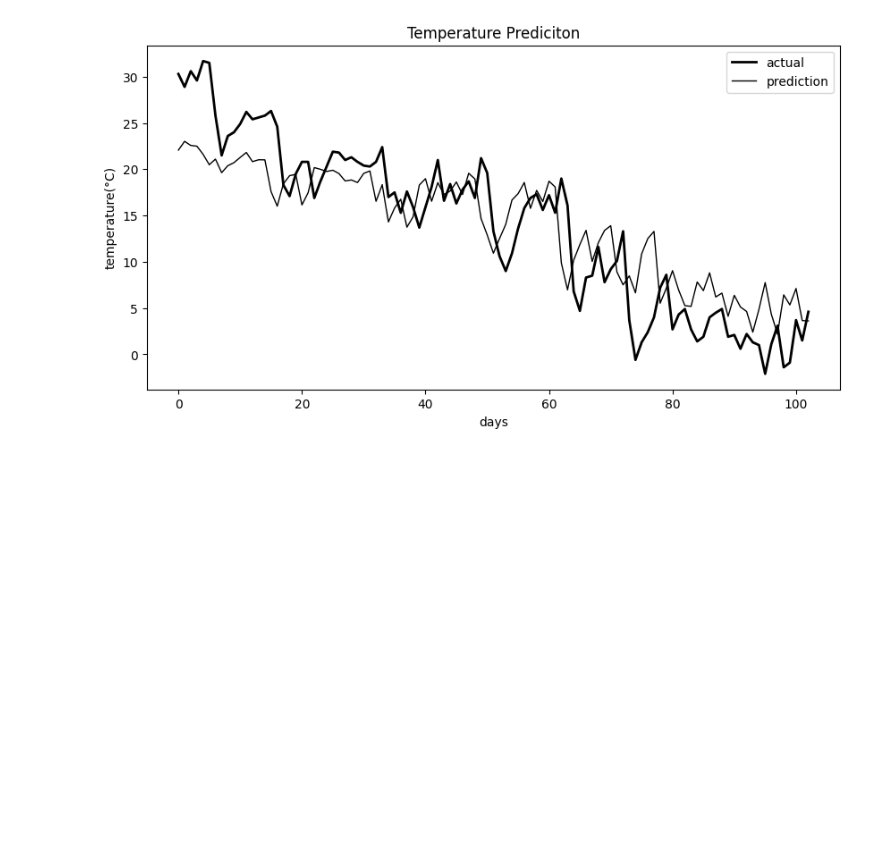
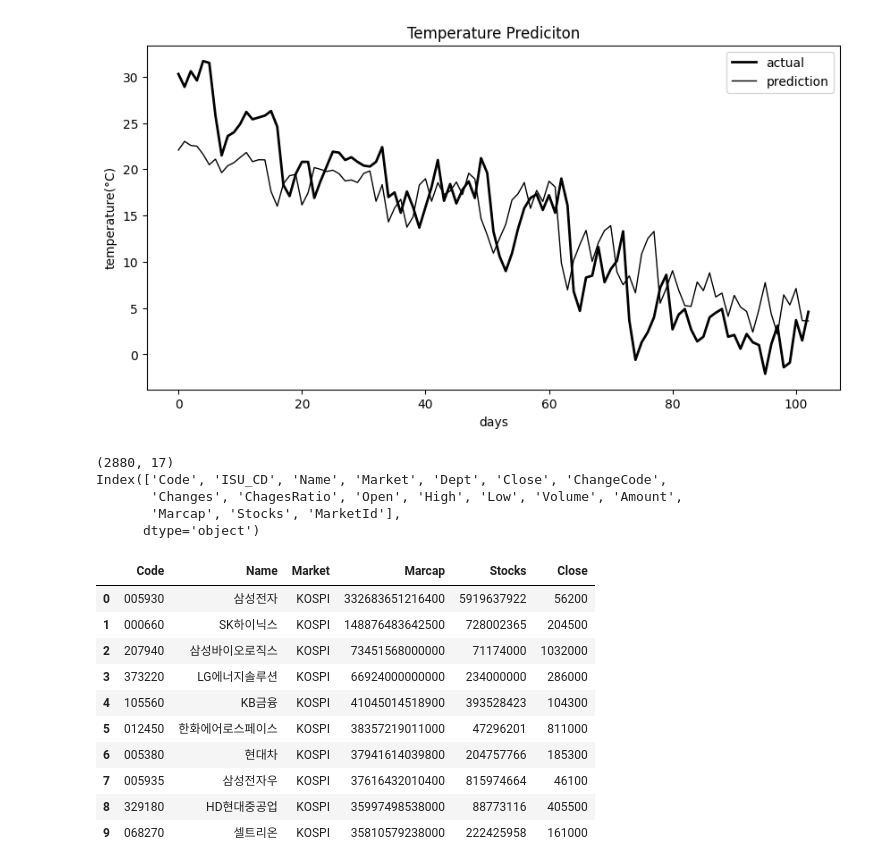
Before and after one commit to changsuk-oh/introduction-to-deep-learning, a Jupyter notebook: 7장_시계열_예측.ipynb, the cells around one changed output. Saved outputs shown, nothing was run; the diff lists cells and outputs as text; code cells hidden in the pictures; blank space fills up the shorter version.

```diff
--- a/7장_시계열_예측.ipynb
+++ b/7장_시계열_예측.ipynb
@@ -374,0 +248,31 @@ plt.show()
+# %%
+# 상장 종목 정보 확인
+import FinanceDataReader as fdr
+
+krx_df = fdr.StockListing("KRX")  # KOSPI/KOSDAQ/NASDAQ
+
+print(krx_df.shape)   # 상장 종목 수/컬럼 수 확인
+print(krx_df.columns)   # 컬럼명 확인
+# %% [output]
+(2880, 17)
+Index(['Code', 'ISU_CD', 'Name', 'Market', 'Dept', 'Close', 'ChangeCode',
+       'Changes', 'ChagesRatio', 'Open', 'High', 'Low', 'Volume', 'Amount',
+       'Marcap', 'Stocks', 'MarketId'],
+      dtype='object')
+# %%
+# 시가총액 상위 종목 확인
+krx_df = krx_df[['Code', 'Name', 'Market', 'Marcap', 'Stocks', 'Close']].copy()
+
+krx_df.head(10)
+# %% [output]
+|  | Code | Name | Market | Marcap | Stocks | Close |
+| 0 | 005930 | 삼성전자 | KOSPI | 332683651216400 | 5919637922 | 56200 |
+| 1 | 000660 | SK하이닉스 | KOSPI | 148876483642500 | 728002365 | 204500 |
+| 2 | 207940 | 삼성바이오로직스 | KOSPI | 73451568000000 | 71174000 | 1032000 |
+| 3 | 373220 | LG에너지솔루션 | KOSPI | 66924000000000 | 234000000 | 286000 |
+| 4 | 105560 | KB금융 | KOSPI | 41045014518900 | 393528423 | 104300 |
+| 5 | 012450 | 한화에어로스페이스 | KOSPI | 38357219011000 | 47296201 | 811000 |
+| 6 | 005380 | 현대차 | KOSPI | 37941614039800 | 204757766 | 185300 |
+| 7 | 005935 | 삼성전자우 | KOSPI | 37616432010400 | 815974664 | 46100 |
+| 8 | 329180 | HD현대중공업 | KOSPI | 35997498538000 | 88773116 | 405500 |
+| 9 | 068270 | 셀트리온 | KOSPI | 35810579238000 | 222425958 | 161000 |
```
Also changed, not shown: parts of 26 cells of this notebook.
